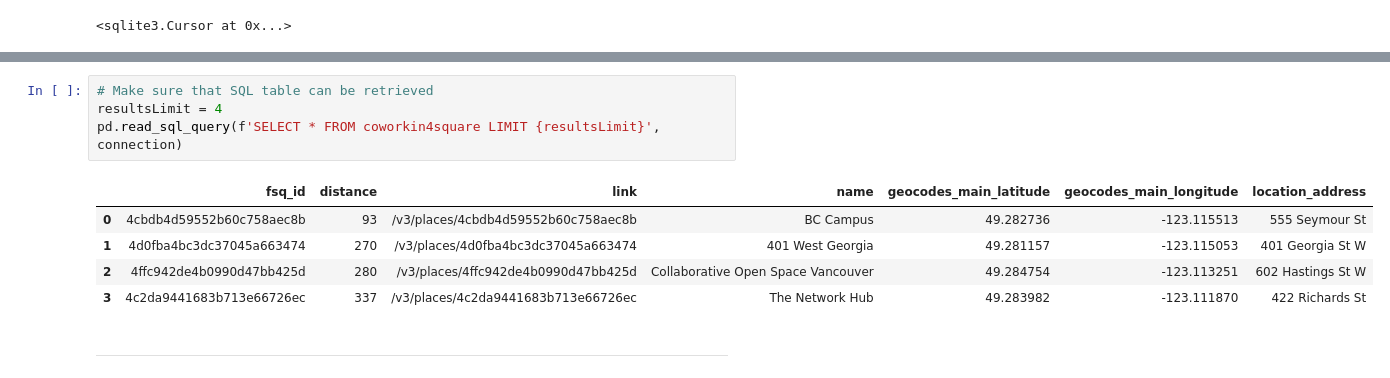
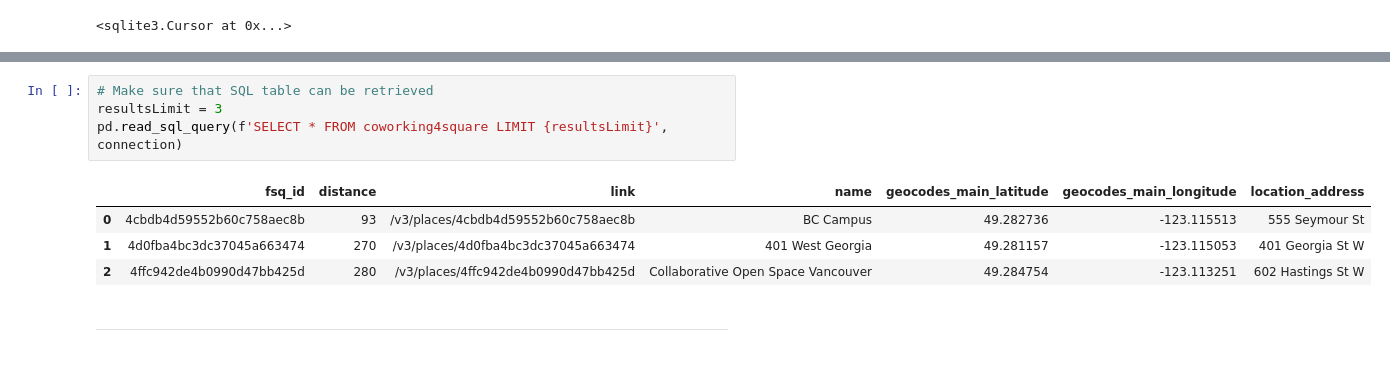
Before and after one commit to silvhua-Lighthouse/mini-project-II, a Jupyter notebook: data/EDA.ipynb, the cells around one changed output, grey strips where cells are left out. Cells and saved outputs as stored; diff of their text form.

```diff
--- a/data/EDA.ipynb
+++ b/data/EDA.ipynb
@@ -340,14 +367,13 @@ dfFoursquare1.to_sql('coworkin4square', connection, if_exists='replace', index =
 10
 # %%
 # Make sure that SQL table can be retrieved
-resultsLimit = 4
-pd.read_sql_query(f'SELECT * FROM coworkin4square LIMIT {resultsLimit}', connection)
+resultsLimit = 3
+pd.read_sql_query(f'SELECT * FROM coworking4square LIMIT {resultsLimit}', connection)
 # %% [output]
 |  | fsq_id | distance | link | name | geocodes_main_latitude | geocodes_main_longitude | location_address |
 | 0 | 4cbdb4d59552b60c758aec8b | 93 | /v3/places/4cbdb4d59552b60c758aec8b | BC Campus | 49.282736 | -123.115513 | 555 Seymour St |
 | 1 | 4d0fba4bc3dc37045a663474 | 270 | /v3/places/4d0fba4bc3dc37045a663474 | 401 West Georgia | 49.281157 | -123.115053 | 401 Georgia St W |
 | 2 | 4ffc942de4b0990d47bb425d | 280 | /v3/places/4ffc942de4b0990d47bb425d | Collaborative Open Space Vancouver | 49.284754 | -123.113251 | 602 Hastings St W |
-| 3 | 4c2da9441683b713e66726ec | 337 | /v3/places/4c2da9441683b713e66726ec | The Network Hub | 49.283982 | -123.111870 | 422 Richards St |
 # %% [markdown]
 ----
 # %%
```
Also changed, not shown: parts of 30 cells of this notebook, 10 other files.
